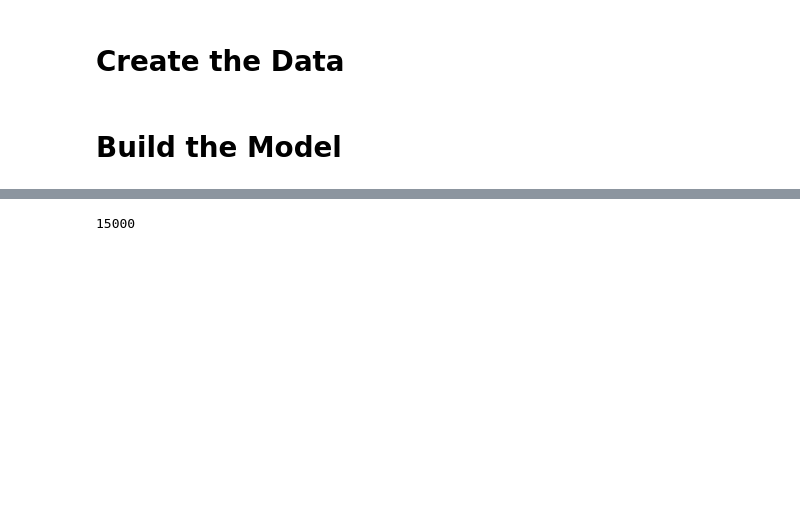
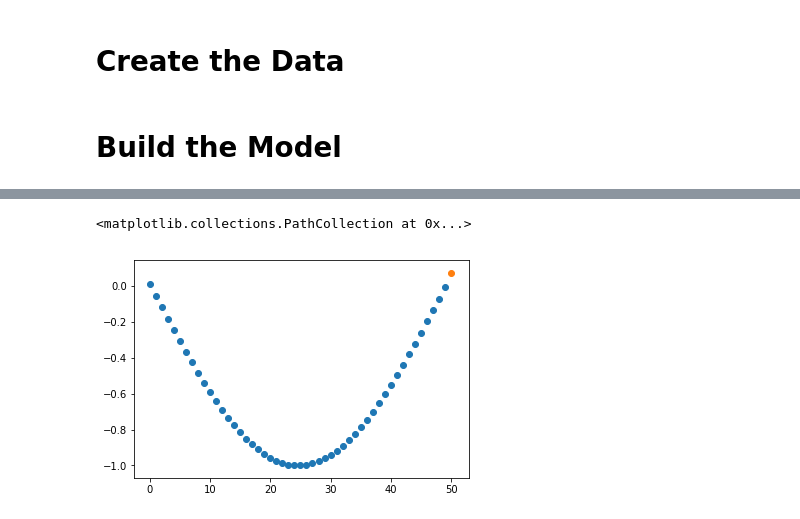
Before and after one commit to zjost/deep_learning_examples, a Jupyter notebook: lstm_sine/lstm_timeseries_predictor.ipynb, the cells around one changed output, grey strips where cells are left out. Saved outputs shown, nothing was run; the diff lists cells and outputs as text; code cells hidden in the pictures; blank space fills up the shorter version.

```diff
--- a/lstm_sine/lstm_timeseries_predictor.ipynb
+++ b/lstm_sine/lstm_timeseries_predictor.ipynb
@@ -33,17 +37,22 @@ X_train, X_test, y_train, y_test = train_test_split(X, y, test_size=0.3)
 # %%
-def build_model(layers):
+def build_model(batchsize, layers):
     model = Sequential()
 
-    model.add(LSTM(
-        input_dim=layers[0],
-        output_dim=layers[1],
-        return_sequences=True))
+    model.add(
+        LSTM(
+            units=layers[2],
+            #input_shape=(1, 1, layers[0]),
+            input_dim=layers[0],
+            #output_dim=layers[1],
+            #return_sequences=True)
+        )
+    )
     model.add(Dropout(0.2))
 
-    model.add(LSTM(
-        layers[2],
-        return_sequences=False))
-    model.add(Dropout(0.2))
+    #model.add(LSTM(
+    #    layers[2],
+    #    return_sequences=False))
+    #model.add(Dropout(0.2))
 
     model.add(Dense(
         output_dim=layers[3]))
@@ -76,7 +85,8 @@ epochs  = 1
 
 print('> Compiling...')
 
-model = build_model([1, 50, 100, 1])
+batch_size=512
+model = build_model(batch_size, [1, 50, 100, 1])
 
 model.fit(
     X_train,
@@ -84,7 +94,5 @@ model.fit(
     batch_size=512,
     epochs=epochs,
     validation_split=0.05)
-
-predicted = predict_point_by_point(model, X_test)
 # %% [output]
 > Compiling...
@@ -95,7 +104,11 @@ Epoch 1/1
 # %%
-predicted = predict_sequence_full(model, X_test, seq_len)
+predicted = predict_point_by_point(model, X_test)
+#predicted = predict_sequence_full(model, X_test, seq_len)
-# %%
-len(predicted)
-# %% [output]
-15000
+# %%
+point_idx = 0 # the index of the test point you want to look at
+plt.scatter(np.arange(X_test.shape[1]), list(X_test[point_idx,:,:].flatten()))
+plt.scatter(x=[X_test.shape[1]], y=[predicted[point_idx]])
+# %% [output]
+<matplotlib.collections.PathCollection at 0x...>
+[figure, added]
 # %%
```
Also changed, not shown: parts of 6 cells of this notebook, 1 other file.
